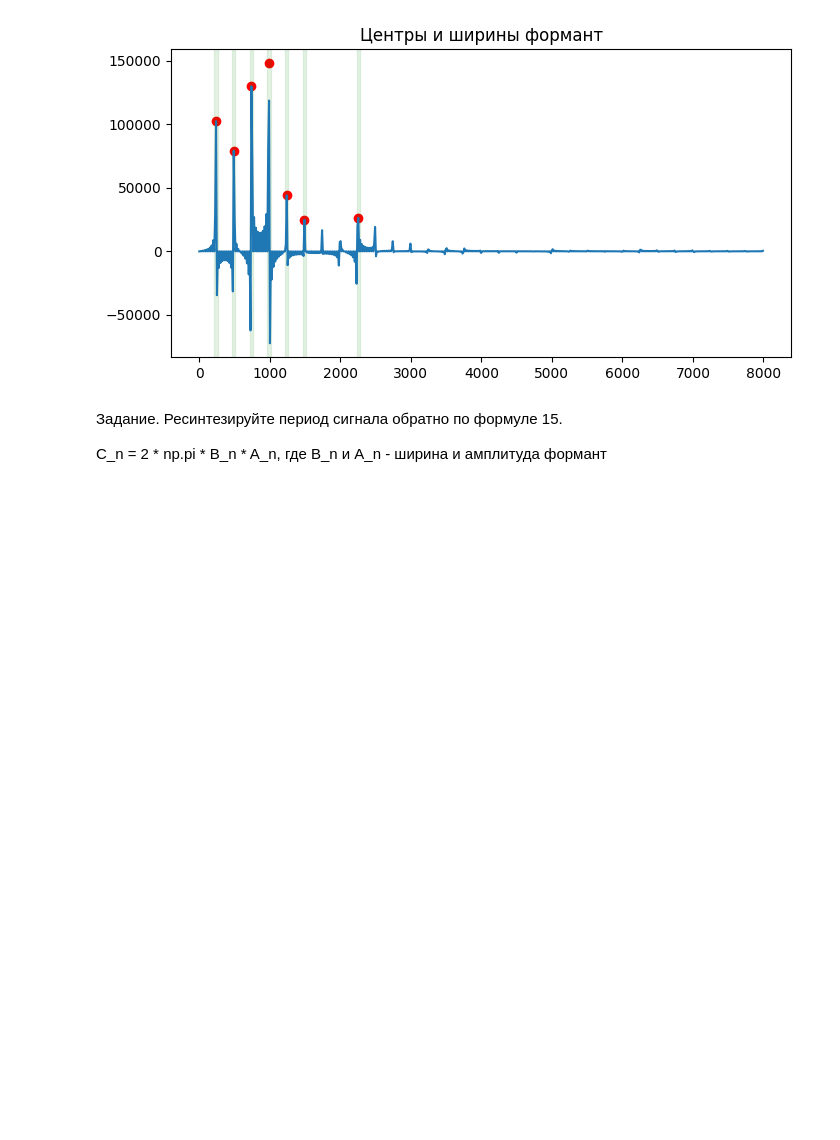
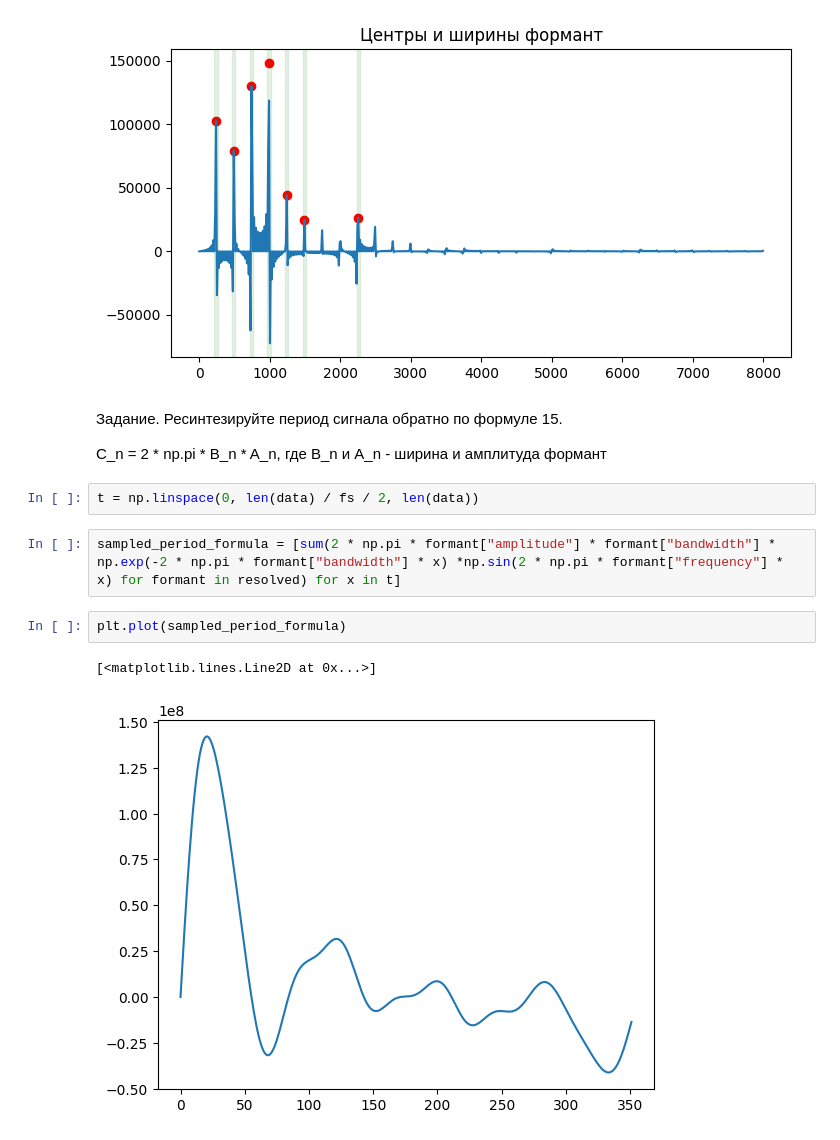
Before and after one commit to phonetics-spbu/phonetics-spbu.github.io, a Jupyter notebook: public/courses/dsp/ipynb/formants.ipynb, the cells around one changed output. Saved outputs shown, nothing was run; the diff lists cells and outputs as text; blank space fills up the shorter version.

```diff
--- a/public/courses/dsp/ipynb/formants.ipynb
+++ b/public/courses/dsp/ipynb/formants.ipynb
@@ -353,3 +364,12 @@ Text(0.5, 1.0, 'Центры и ширины формант')
 Задание. Ресинтезируйте период сигнала обратно по формуле 15.
 
  C_n = 2 * np.pi * B_n * A_n, где B_n и A_n - ширина и амплитуда формант
+# %%
+t = np.linspace(0, len(data) / fs / 2, len(data))
+# %%
+sampled_period_formula = [sum(2 * np.pi * formant["amplitude"] * formant["bandwidth"] * np.exp(-2 * np.pi * formant["bandwidth"] * x) *np.sin(2 * np.pi * formant["frequency"] * x) for formant in resolved) for x in t]
+# %%
+plt.plot(sampled_period_formula)
+# %% [output]
+[<matplotlib.lines.Line2D at 0x...>]
+[figure, added]
```
Also changed, not shown: parts of 4 cells of this notebook.
